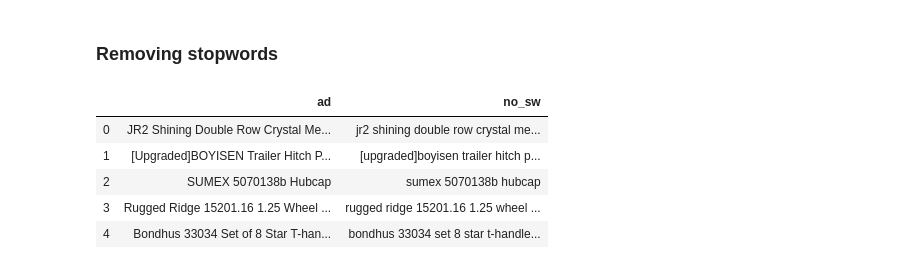
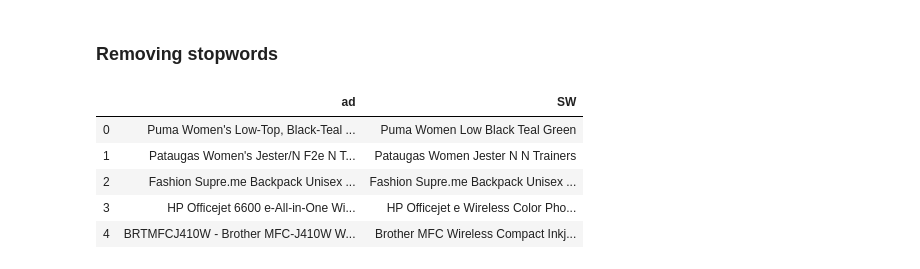
Before and after one commit to ourendingdays/Diploma, a Jupyter notebook: logic/google-dev.ipynb, the cells around one changed output. Cells and saved outputs as stored; diff of their text form; code cells hidden in the pictures.

```diff
--- a/logic/google-dev.ipynb
+++ b/logic/google-dev.ipynb
@@ -62,23 +72,37 @@ plot_sample_length_distribution(ads_unique['ad'])
 [figure]
 # %% [markdown]
 ### Removing stopwords
-# %%
-from nltk.corpus import stopwords
-sw = stopwords.words('english')
-
-def stopwords(text):
-    """Function for removing stopwords."""
-    # removing the stop words amd lowercasing the selected words
-    text = [word.lower() for word in text.split() if word.lower() not in sw]
-    # joining the lst of words with space separator
-    return " ".join(text)
-
-ads_unique['no_sw'] = ads_unique['ad'].apply(stopwords)
-ads_unique.head()
-# %% [output]
-|  | ad | no_sw |
-| 0 | JR2 Shining Double Row Crystal Me... | jr2 shining double row crystal me... |
-| 1 | [Upgraded]BOYISEN Trailer Hitch P... | [upgraded]boyisen trailer hitch p... |
-| 2 | SUMEX 5070138b Hubcap | sumex 5070138b hubcap |
-| 3 | Rugged Ridge 15201.16 1.25 Wheel ... | rugged ridge 15201.16 1.25 wheel ... |
-| 4 | Bondhus 33034 Set of 8 Star T-han... | bondhus 33034 set 8 star t-handle... |
+# %%
+def stopwords(text):
+    """
+    Function for removing
+        - stopwords,
+        - punctuation,
+        - numbers / digits
+        - words containing numbers
+    """
+    doc = nlp(text)
+    for token in doc:
+        text = [token.text for token in doc if
+                not token.is_stop
+                and not token.is_punct
+                and not token.is_digit]
+
+
+    # joining the list of words with space separator
+    joined_text = " ".join(text)
+    # removing words that contain any sort of numbers, like 'G2420-BK' or 'G1W40A#BGJ '
+    re_text = re.sub(r"\S*\d\S*", '', joined_text).strip()
+
+    return re_text
+
+
+ads['SW'] = ads['ad'].apply(stopwords)
+ads.head()
+# %% [output]
+|  | ad | SW |
+| 0 | Puma Women's Low-Top, Black-Teal ... | Puma Women Low Black Teal Green |
+| 1 | Pataugas Women's Jester/N F2e N T... | Pataugas Women Jester N N Trainers |
+| 2 | Fashion Supre.me Backpack Unisex ... | Fashion Supre.me Backpack Unisex ... |
+| 3 | HP Officejet 6600 e-All-in-One Wi... | HP Officejet e Wireless Color Pho... |
+| 4 | BRTMFCJ410W - Brother MFC-J410W W... | Brother MFC Wireless Compact Inkj... |
```
Also changed, not shown: parts of 23 cells of this notebook.
